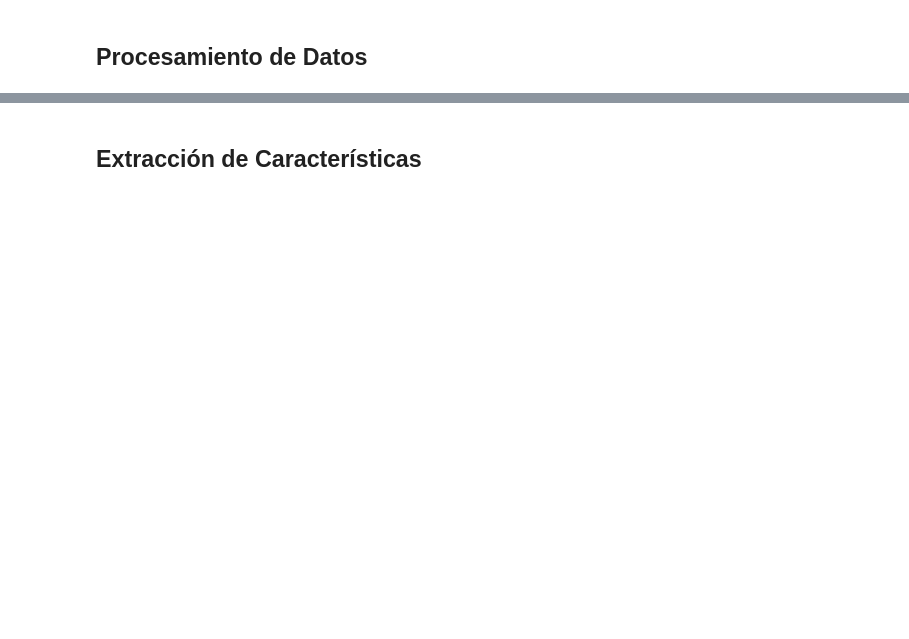
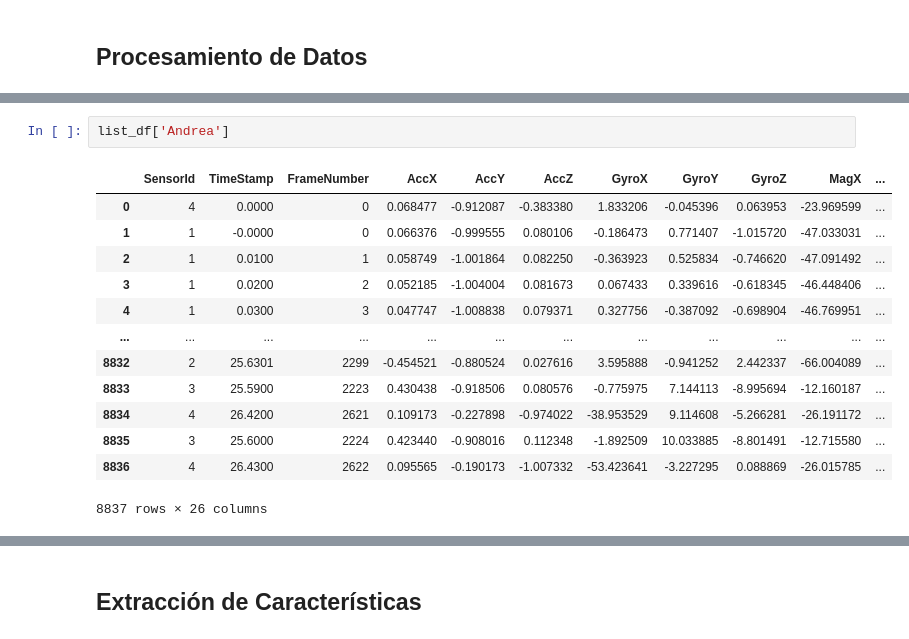
Before and after one commit to Ariana1998/Practica3_CDSI_ArianaEspinoza, a Jupyter notebook: Notebook.ipynb, the cells around one changed output, grey strips where cells are left out. Drawn from its saved outputs; the diff is of its cells as text; blank space fills up the shorter version.

```diff
--- a/Notebook.ipynb
+++ b/Notebook.ipynb
@@ -23,0 +129,16 @@ Los sensores IMU se pusieron uno en cada pantorrilla, uno en cada muslo y uno en
+# %%
+list_df['Andrea']
+# %% [output]
+|  | SensorId | TimeStamp | FrameNumber | AccX | AccY | AccZ | GyroX | GyroY | GyroZ | MagX | ... |
+| 0 | 4 | 0.0000 | 0 | 0.068477 | -0.912087 | -0.383380 | 1.833206 | -0.045396 | 0.063953 | -23.969599 | ... |
+| 1 | 1 | -0.0000 | 0 | 0.066376 | -0.999555 | 0.080106 | -0.186473 | 0.771407 | -1.015720 | -47.033031 | ... |
+| 2 | 1 | 0.0100 | 1 | 0.058749 | -1.001864 | 0.082250 | -0.363923 | 0.525834 | -0.746620 | -47.091492 | ... |
+| 3 | 1 | 0.0200 | 2 | 0.052185 | -1.004004 | 0.081673 | 0.067433 | 0.339616 | -0.618345 | -46.448406 | ... |
+| 4 | 1 | 0.0300 | 3 | 0.047747 | -1.008838 | 0.079371 | 0.327756 | -0.387092 | -0.698904 | -46.769951 | ... |
+| ... | ... | ... | ... | ... | ... | ... | ... | ... | ... | ... | ... |
+| 8832 | 2 | 25.6301 | 2299 | -0.454521 | -0.880524 | 0.027616 | 3.595888 | -0.941252 | 2.442337 | -66.004089 | ... |
+| 8833 | 3 | 25.5900 | 2223 | 0.430438 | -0.918506 | 0.080576 | -0.775975 | 7.144113 | -8.995694 | -12.160187 | ... |
+| 8834 | 4 | 26.4200 | 2621 | 0.109173 | -0.227898 | -0.974022 | -38.953529 | 9.114608 | -5.266281 | -26.191172 | ... |
+| 8835 | 3 | 25.6000 | 2224 | 0.423440 | -0.908016 | 0.112348 | -1.892509 | 10.033885 | -8.801491 | -12.715580 | ... |
+| 8836 | 4 | 26.4300 | 2622 | 0.095565 | -0.190173 | -1.007332 | -53.423641 | -3.227295 | 0.088869 | -26.015785 | ... |
+8837 rows × 26 columns
```
Also changed, not shown: parts of 16 cells of this notebook.
